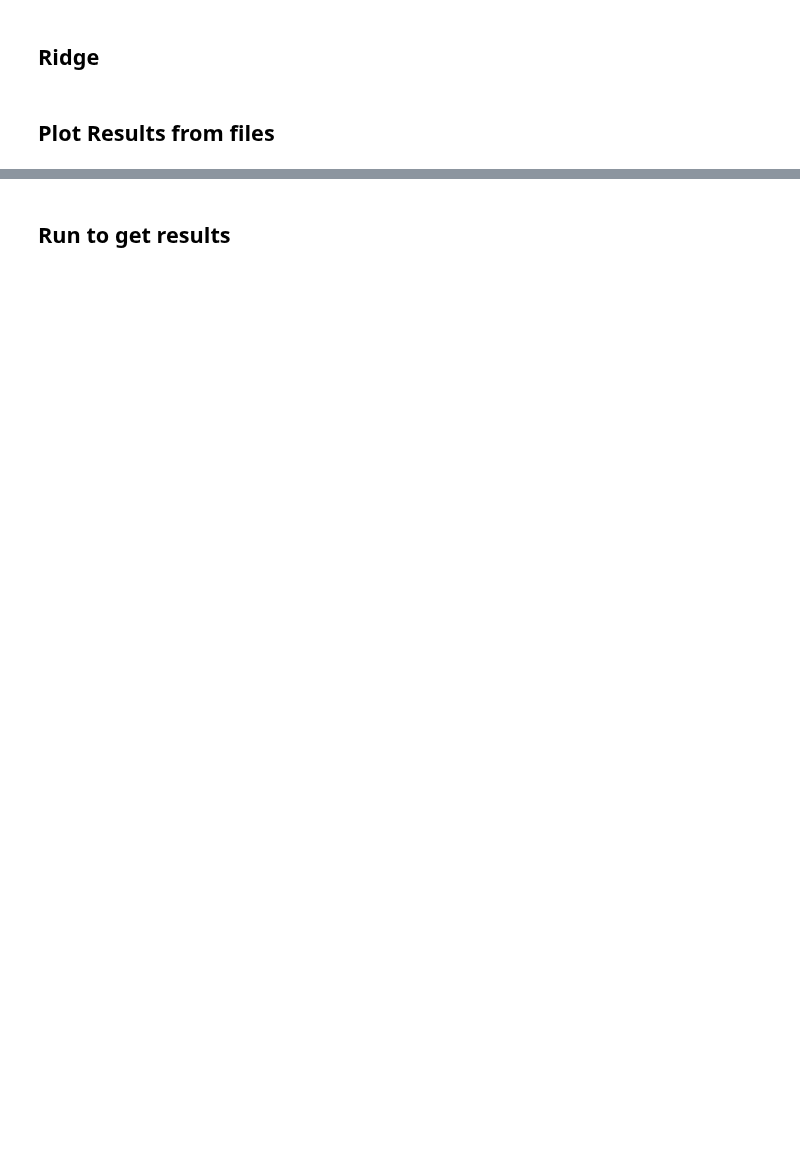
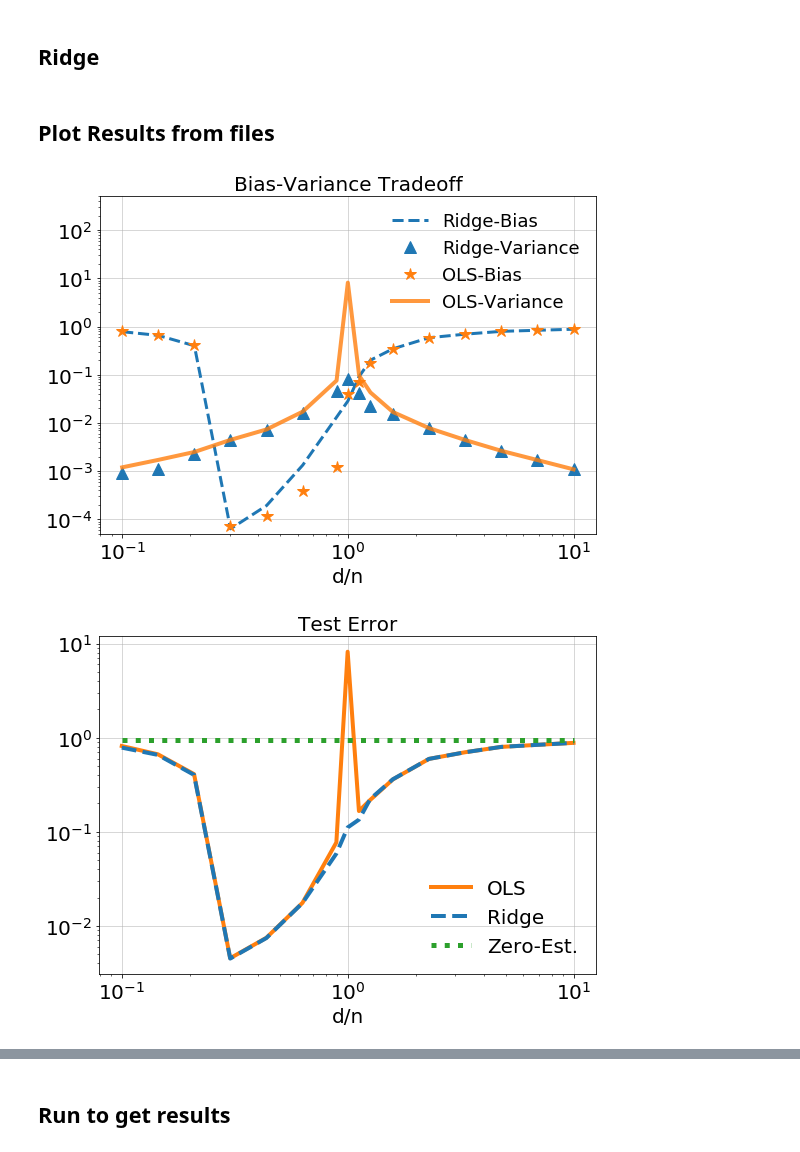
Before and after one commit to csinva/mdl-complexity, a Jupyter notebook: 08_the_new_ols_variant.ipynb, the cells around one changed output, grey strips where cells are left out. Saved outputs shown, nothing was run; the diff lists cells and outputs as text; code cells hidden in the pictures; blank space fills up the shorter version.

```diff
--- a/08_the_new_ols_variant.ipynb
+++ b/08_the_new_ols_variant.ipynb
@@ -52,3 +44,48 @@ mpl.rcParams['grid.linewidth'] = 2.5
 mpl.rcParams['legend.fontsize'] = 20
 # pylab.rcParams['xtick.major.pad']=5
 # pylab.rcParams['ytick.major.pad']=5
+# %%
+cs = sns.color_palette()
+# %%
+for prefix in ['identity', 'cosine']:
+    results = pickle.load(open("ridge_%s_sigma_0_new_bias_variance.txt"%prefix, "rb"))
+
+    for j, n in enumerate(results['ns']):
+        plt.figure(figsize=[8, 6])
+        plt.loglog(results["gammas"], results["t_pred_bias"][:, j], label='Ridge-Bias', linestyle='--', linewidth=3., marker='None', markersize=8, alpha=1. ,color=cs[0])
+
+        plt.loglog(results["gammas"], results["t_pred_variance"][:, j], label='Ridge-Variance',
+                   linestyle='None', linewidth=1., marker='^', markersize=12,  color=cs[0],
+                   alpha=1)
+
+        plt.loglog(gammas, results["ols_pred_bias"][:, j], label='OLS-Bias', linestyle='None',
+                   linewidth=4., marker='*', markersize=12, alpha=1., color=cs[1])
+        plt.loglog(gammas, results["ols_pred_variance"][:, j], label='OLS-Variance', linestyle='-', linewidth=4., markersize=8, color=cs[1],
+                   alpha=.8)
+
+        plt.xlabel('d/n')
+        plt.ylim([5e-5, 5e2])
+        if prefix=='cosine':
+            plt.ylim([1e-5, 1e2])
+        plt.title('Bias-Variance Tradeoff')
+        plt.legend(frameon=False, fontsize=18,)
+        plt.grid(True, alpha=0.5, linewidth=1.)
+        plt.tight_layout()
+        ylims = plt.gca().get_ylim()
+        plt.savefig(prefix+'bias_variance_ridge_ols.pdf')
+
+        plt.show()
+        plt.figure(figsize=[8, 6])
+        plt.loglog(results["gammas"], results["ols_test"].mean(0)[:, j], color=cs[1],  label='OLS', linestyle='-', linewidth=4.)
+        plt.loglog(results["gammas"], results["mse_test"].mean(0)[:, j], color=cs[0], label='Ridge', linestyle='--', linewidth=4.)
+        plt.loglog(results["gammas"], results["zero_err"]*np.ones_like(results["gammas"]), label='Zero-Est.', linestyle=':', color=cs[2], linewidth=5.)
+        plt.xlabel('d/n')
+        plt.title('Test Error')
+        plt.legend(frameon=False, fontsize=20, loc='lower right')
+        plt.grid(True, alpha=0.5, linewidth=1.)
+        plt.tight_layout()
+        plt.savefig(prefix+'test_error_3_estimators.pdf')
+        plt.show()
+# %% [output]
+[figure, added]
+[figure, added]
```
Also changed, not shown: parts of 6 cells of this notebook.
